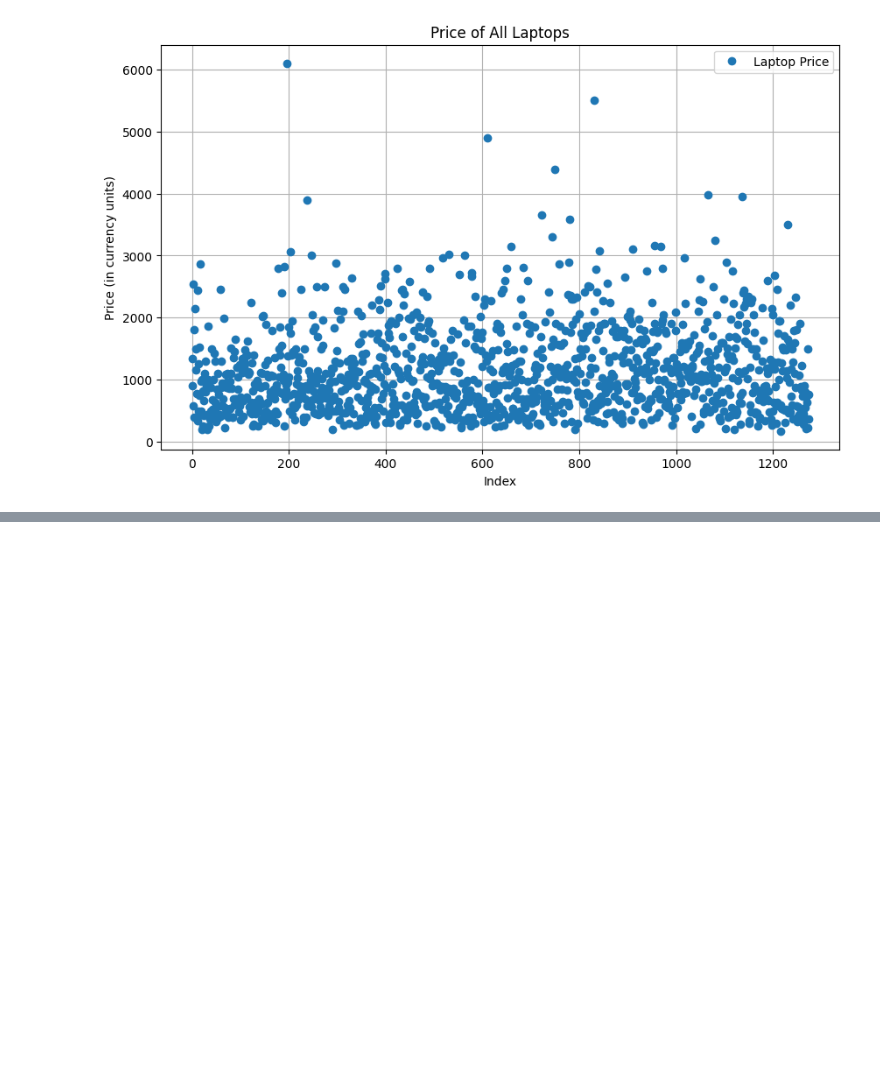
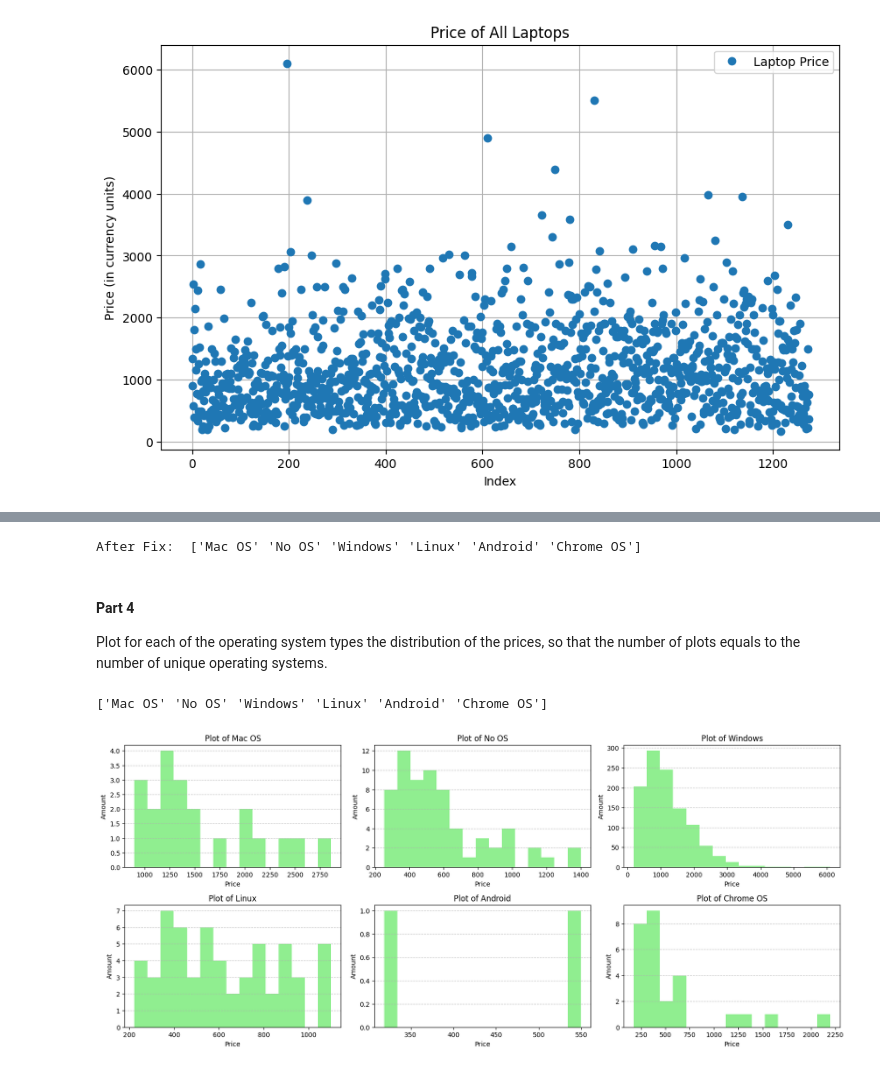
Before and after one commit to AdrielMendelsohn/Mini-Python-Project, a Jupyter notebook: Mini-Project-Main.ipynb, the cells around one changed output, grey strips where cells are left out. Saved outputs shown, nothing was run; the diff lists cells and outputs as text; code cells hidden in the pictures; blank space fills up the shorter version.

```diff
--- a/Mini-Project-Main.ipynb
+++ b/Mini-Project-Main.ipynb
@@ -98,0 +124,40 @@ data.head()
+# %%
+# Defining operating system names:
+mac_str = 'Mac OS'
+windows_str = 'Windows'
+
+# Cleaning - Replacing the data to be uniform
+data['OpSys'] = data['OpSys'].replace({'macOS':mac_str, 'Mac OS X':mac_str, 'Windows 10':windows_str, 'Windows 10 S':windows_str, 'Windows 7':windows_str})
+
+# Print the fixed uniform operating systems
+OP_Systems_Fixed = data['OpSys'].unique()
+print("After Fix: ", OP_Systems_Fixed)
+# %% [output]
+After Fix:  ['Mac OS' 'No OS' 'Windows' 'Linux' 'Android' 'Chrome OS']
+# %% [markdown]
+#### Part 4
+
+Plot for each of the operating system types the distribution of the prices, so that the
+number of plots equals to the number of unique operating systems.
+# %%
+# Getting the different types of OS
+unique_opsys = data['OpSys'].unique()
+print(unique_opsys)
+
+# Creating the plot
+plt.figure(figsize= (16,10))
+
+# Looping through each operating system and subplotting it
+for i, op_sys in enumerate(unique_opsys, 1):
+    plt.subplot(3, 3, i)
+    data[data['OpSys'] == op_sys]['Price (Euro)'].hist(bins=15, color='lightgreen', grid=False)
+    plt.title(f"Plot of {op_sys}")
+    plt.xlabel("Price")
+    plt.ylabel("Amount")
+    plt.grid(axis='y', linestyle='--', alpha=0.7)
+
+plt.tight_layout()
+plt.show()
+# %% [output]
+['Mac OS' 'No OS' 'Windows' 'Linux' 'Android' 'Chrome OS']
+[figure, added]
```
Also changed, not shown: parts of 4 cells of this notebook.
